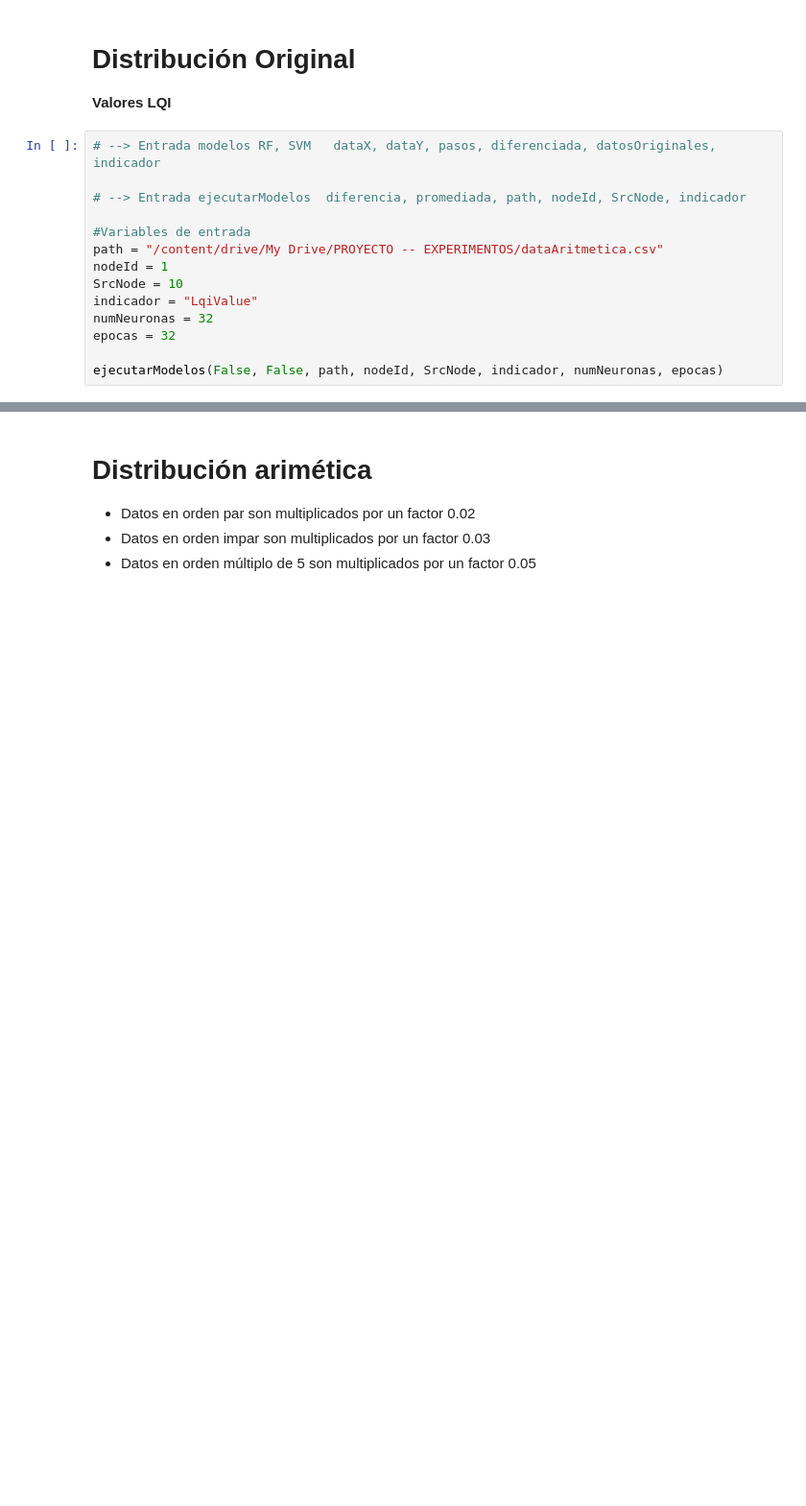
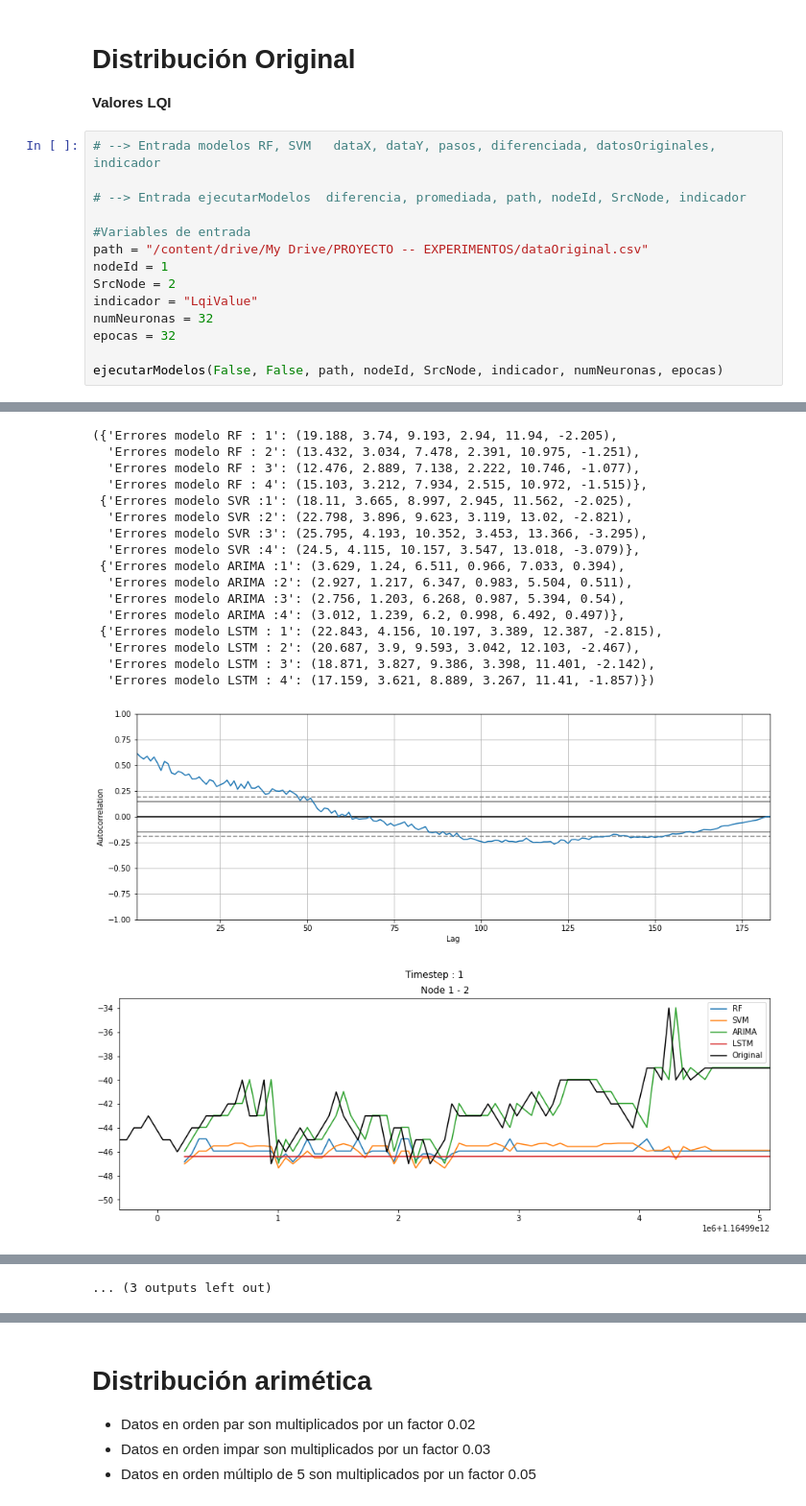
Before and after one commit to juandmantilla/Prediccion-LQI-RSSI-series-de-tiempo, a Jupyter notebook: Experimentos.ipynb, the cells around one changed output, grey strips where cells are left out. Shown at 96% size. Drawn from its saved outputs; the diff is of its cells as text; blank space fills up the shorter version.

```diff
--- a/Experimentos.ipynb
+++ b/Experimentos.ipynb
@@ -986,11 +1014,12 @@ def ejecutarModelos(diferencia, promediada, path, nodeId, SrcNode, indicador, nu
 # --> Entrada ejecutarModelos  diferencia, promediada, path, nodeId, SrcNode, indicador
 
 #Variables de entrada
-path = "/content/drive/My Drive/PROYECTO -- EXPERIMENTOS/dataAritmetica.csv"
+path = "/content/drive/My Drive/PROYECTO -- EXPERIMENTOS/dataOriginal.csv"
 nodeId = 1
-SrcNode = 10
+SrcNode = 2
 indicador = "LqiValue"
 numNeuronas = 32
 epocas = 32
 
 ejecutarModelos(False, False, path, nodeId, SrcNode, indicador, numNeuronas, epocas)
+# %% [output]
@@ -996,0 +1035,18 @@ ejecutarModelos(False, False, path, nodeId, SrcNode, indicador, numNeuronas, epo
+({'Errores modelo RF : 1': (19.188, 3.74, 9.193, 2.94, 11.94, -2.205),
+  'Errores modelo RF : 2': (13.432, 3.034, 7.478, 2.391, 10.975, -1.251),
+  'Errores modelo RF : 3': (12.476, 2.889, 7.138, 2.222, 10.746, -1.077),
+  'Errores modelo RF : 4': (15.103, 3.212, 7.934, 2.515, 10.972, -1.515)},
+ {'Errores modelo SVR :1': (18.11, 3.665, 8.997, 2.945, 11.562, -2.025),
+  'Errores modelo SVR :2': (22.798, 3.896, 9.623, 3.119, 13.02, -2.821),
+  'Errores modelo SVR :3': (25.795, 4.193, 10.352, 3.453, 13.366, -3.295),
+  'Errores modelo SVR :4': (24.5, 4.115, 10.157, 3.547, 13.018, -3.079)},
+ {'Errores modelo ARIMA :1': (3.629, 1.24, 6.511, 0.966, 7.033, 0.394),
+  'Errores modelo ARIMA :2': (2.927, 1.217, 6.347, 0.983, 5.504, 0.511),
+  'Errores modelo ARIMA :3': (2.756, 1.203, 6.268, 0.987, 5.394, 0.54),
+  'Errores modelo ARIMA :4': (3.012, 1.239, 6.2, 0.998, 6.492, 0.497)},
+ {'Errores modelo LSTM : 1': (22.843, 4.156, 10.197, 3.389, 12.387, -2.815),
+  'Errores modelo LSTM : 2': (20.687, 3.9, 9.593, 3.042, 12.103, -2.467),
+  'Errores modelo LSTM : 3': (18.871, 3.827, 9.386, 3.398, 11.401, -2.142),
+  'Errores modelo LSTM : 4': (17.159, 3.621, 8.889, 3.267, 11.41, -1.857)})
+[figure, added]
+[figure, added]
@@ -997,3 +1061,4 @@ ejecutarModelos(False, False, path, nodeId, SrcNode, indicador, numNeuronas, epo
+... (3 outputs left out)
 # %%
 ejecutarModelos(True, False, path, nodeId, SrcNode, indicador, numNeuronas, epocas )
 # %% [output]
```
Also changed, not shown: parts of 7 cells of this notebook.
